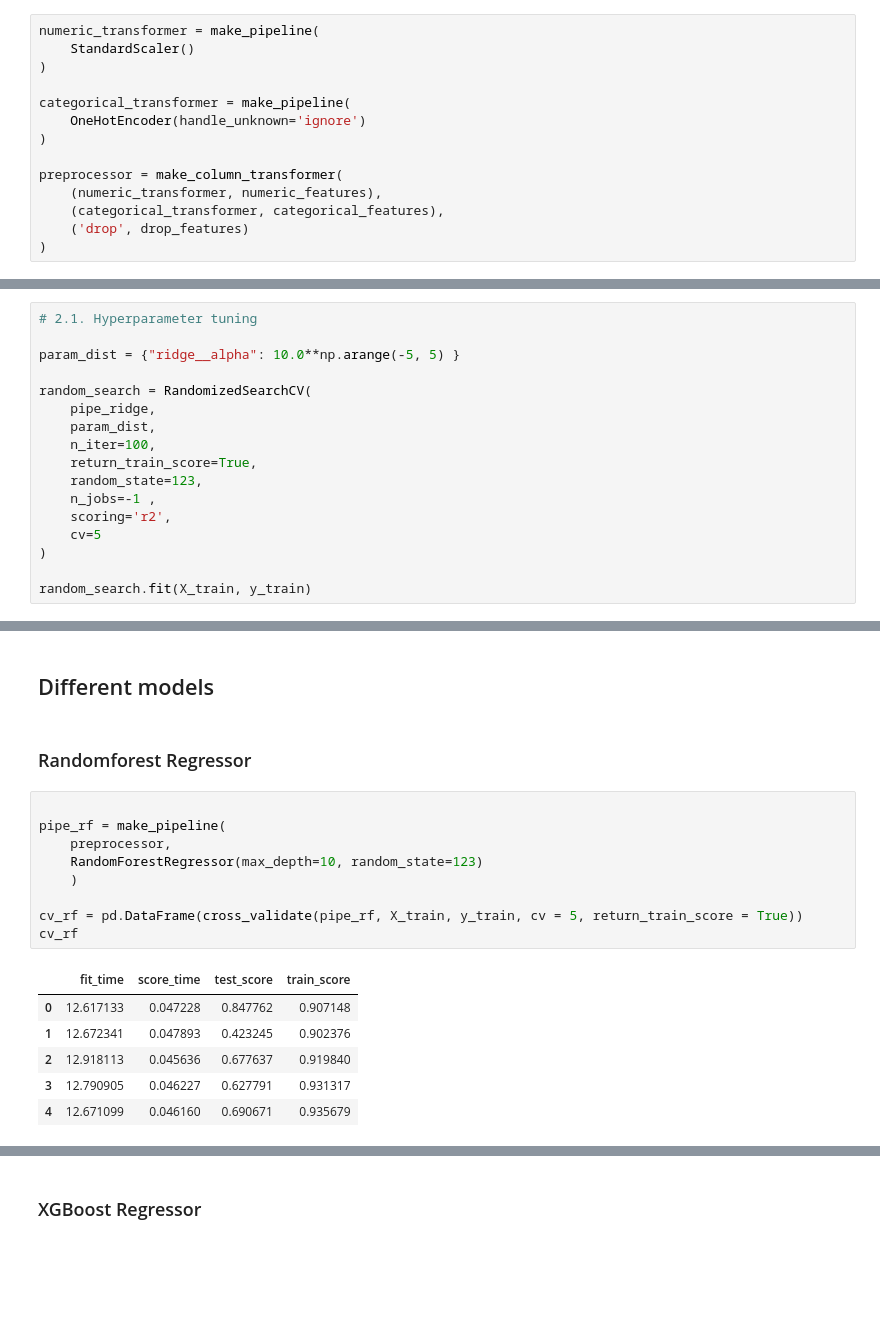
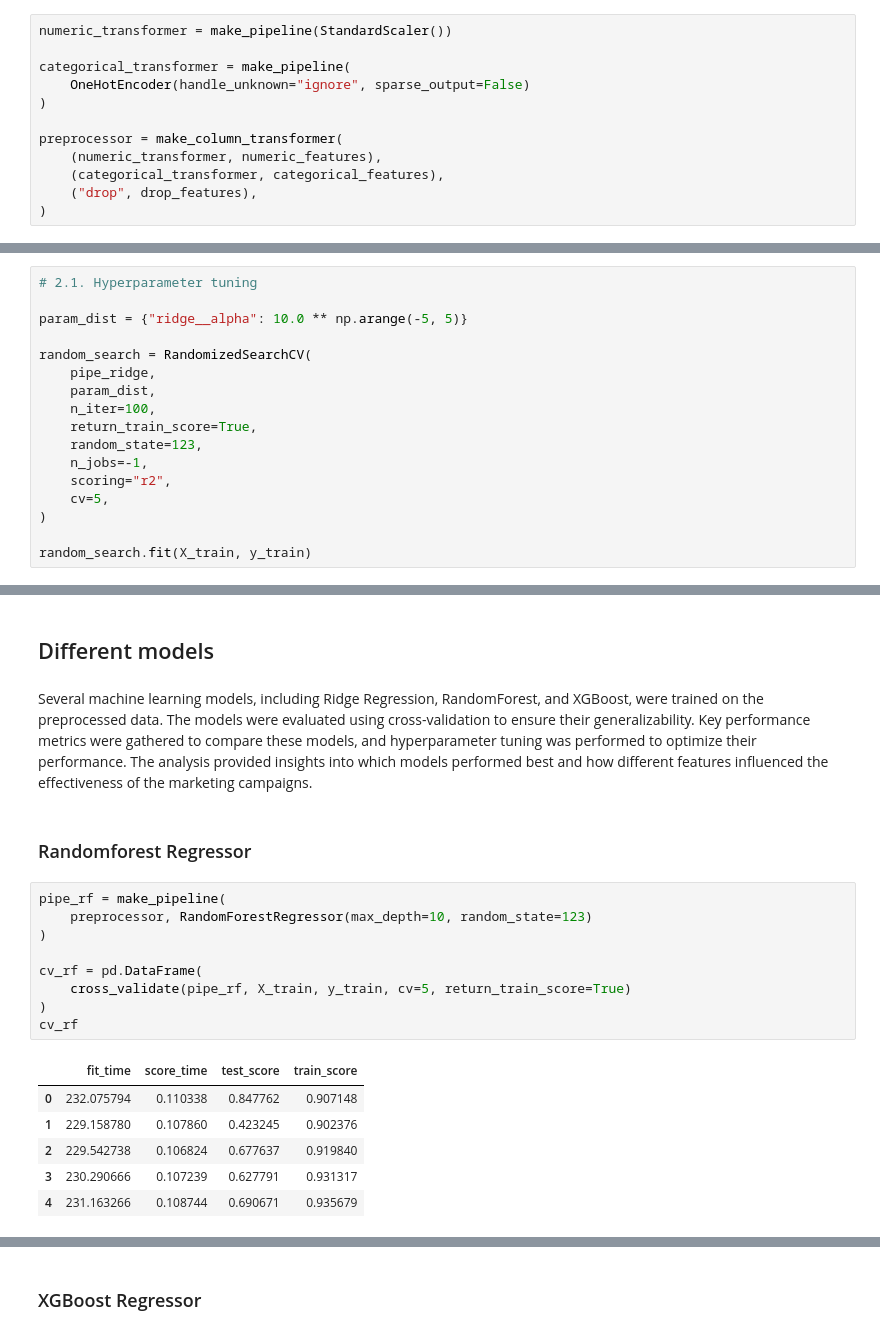
Before and after one commit to atabak-alishiri/marketing-campaign-predictor, a Jupyter notebook: analysis.ipynb, the cells around one changed output, grey strips where cells are left out. Cells and saved outputs as stored; diff of their text form; blank space fills up the shorter version.

```diff
--- a/analysis.ipynb
+++ b/analysis.ipynb
@@ -285,17 +302,15 @@ drop_features = [
 ]
 # %%
-numeric_transformer = make_pipeline(
-    StandardScaler()
-)
+numeric_transformer = make_pipeline(StandardScaler())
 
 categorical_transformer = make_pipeline(
-    OneHotEncoder(handle_unknown='ignore')
+    OneHotEncoder(handle_unknown="ignore", sparse_output=False)
 )
 
 preprocessor = make_column_transformer(
     (numeric_transformer, numeric_features),
     (categorical_transformer, categorical_features),
-    ('drop', drop_features)
+    ("drop", drop_features),
 )
 # %% [markdown]
 ## Baseline model and Linear model
@@ -331,7 +352,7 @@ cross_val_results['ridge']
 # %%
 # 2.1. Hyperparameter tuning
 
-param_dist = {"ridge__alpha": 10.0**np.arange(-5, 5) }
+param_dist = {"ridge__alpha": 10.0 ** np.arange(-5, 5)}
 
 random_search = RandomizedSearchCV(
     pipe_ridge,
@@ -339,9 +360,9 @@ random_search = RandomizedSearchCV(
     n_iter=100,
     return_train_score=True,
     random_state=123,
-    n_jobs=-1 ,
-    scoring='r2',
-    cv=5
+    n_jobs=-1,
+    scoring="r2",
+    cv=5,
 )
 
 random_search.fit(X_train, y_train)
@@ -375,21 +396,23 @@ best score: 0.5609200843613882
 # %% [markdown]
 ## Different models
+# %% [markdown]
+Several machine learning models, including Ridge Regression, RandomForest, and XGBoost, were trained on the preprocessed data. The models were evaluated using cross-validation to ensure their generalizability. Key performance metrics were gathered to compare these models, and hyperparameter tuning was performed to optimize their performance. The analysis provided insights into which models performed best and how different features influenced the effectiveness of the marketing campaigns.
 # %% [markdown]
 ### Randomforest Regressor
 # %%
+pipe_rf = make_pipeline(
+    preprocessor, RandomForestRegressor(max_depth=10, random_state=123)
+)
 
-pipe_rf = make_pipeline(
-    preprocessor,
-    RandomForestRegressor(max_depth=10, random_state=123)
-    )
-
-cv_rf = pd.DataFrame(cross_validate(pipe_rf, X_train, y_train, cv = 5, return_train_score = True))
+cv_rf = pd.DataFrame(
+    cross_validate(pipe_rf, X_train, y_train, cv=5, return_train_score=True)
+)
 cv_rf
 # %% [output]
 |  | fit_time | score_time | test_score | train_score |
-| 0 | 12.617133 | 0.047228 | 0.847762 | 0.907148 |
-| 1 | 12.672341 | 0.047893 | 0.423245 | 0.902376 |
-| 2 | 12.918113 | 0.045636 | 0.677637 | 0.919840 |
-| 3 | 12.790905 | 0.046227 | 0.627791 | 0.931317 |
-| 4 | 12.671099 | 0.046160 | 0.690671 | 0.935679 |
+| 0 | 232.075794 | 0.110338 | 0.847762 | 0.907148 |
+| 1 | 229.158780 | 0.107860 | 0.423245 | 0.902376 |
+| 2 | 229.542738 | 0.106824 | 0.677637 | 0.919840 |
+| 3 | 230.290666 | 0.107239 | 0.627791 | 0.931317 |
+| 4 | 231.163266 | 0.108744 | 0.690671 | 0.935679 |
 # %%
```
Also changed, not shown: parts of 47 cells of this notebook.
